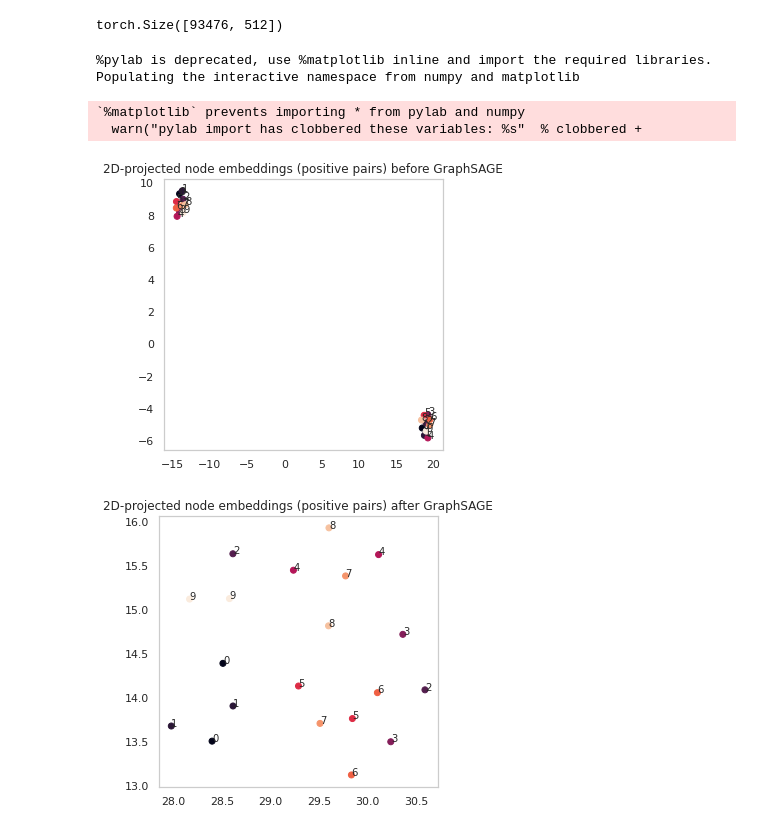
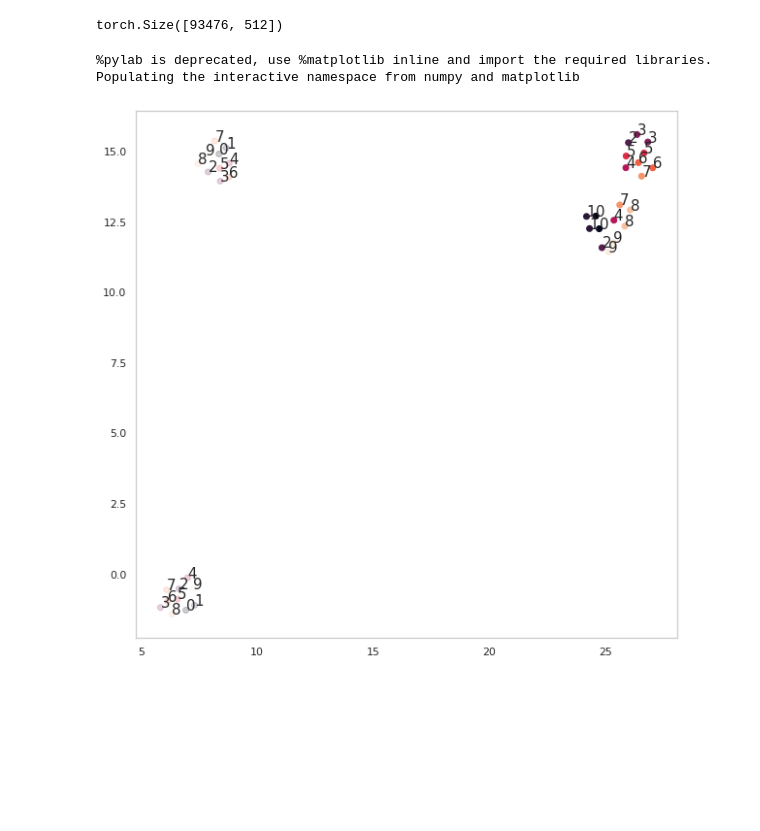
Before and after one commit to tanyanaheta/capstone-mmkg, a Jupyter notebook: notebooks/validation_exp_all.ipynb, the cells around one changed output. Drawn from its saved outputs; the diff is of its cells as text; code cells hidden in the pictures; blank space fills up the shorter version.

```diff
--- a/notebooks/validation_exp_all.ipynb
+++ b/notebooks/validation_exp_all.ipynb
@@ -837,7 +1024,7 @@ if reconnection_method == 'cosine':
         eval_train_kw_node_id_matches = eval_train_kw_node_idxs[kw_match_indices]
 
         eval_train_node_id_matches = torch.cat((eval_train_img_node_id_matches, eval_train_kw_node_id_matches))
-        matches.append(eval_train_node_id_matches.tolist())
+        test_eval_matches.append(eval_train_node_id_matches.tolist())
 
     test_matches_per_img = [len(match_list) for match_list in test_eval_matches]
 
@@ -931,7 +1121,7 @@ test_eval_subgraph = test_eval_subgraph.add_self_loop()
 
 u_test_eval, v_test_eval = test_eval_subgraph.edges()
 test_eval_subgraph_eids = test_eval_subgraph.edge_ids(u_test_eval, v_test_eval)
-layer_sampler = dgl.dataloading.NeighborSampler(fanouts=[10, 25]) # During message passing between GNN layers, each node accept messages from a maximum of 25 incoming nodes
+layer_sampler = dgl.dataloading.NeighborSampler(fanouts=[3]) # During message passing between GNN layers, each node accept messages from a maximum of 25 incoming nodes
 batch_size = len(test_eval_subgraph_eids)
 
 def test_eval_dataloader(g, layer_sampler, batch_size, eids):
@@ -1155,10 +1330,12 @@ for exp_name in results_by_keyword:
 prec_rec_f1_data.to_csv('prec_rec_f1_data.csv', index=False)
 
 keyword_hashes = [test_new_old_node_id_mapping[str(key.item())] for key in test_keyword_node_ids]
-keyword_hashes_mask = [f'keyword_{i}' for i in range(len(keyword_hashes))]
+hash_keyword_mapper = json.load(open('notebooks/hash_keyword_mapper.json', 'r'))
+keyword_hashes_mask = [hash_keyword_mapper[keyword_hashes[i]] if keyword_hashes[i] in list(hash_keyword_mapper.keys())
+                         else f'keyword_{i}' for i in range(len(keyword_hashes))]
 
 by_keyword_results = pd.concat([pd.DataFrame({'keyword_hash': keyword_hashes_mask,
-                                              'method': 'sage',
+                                              'method': f'sage_{reconnection_method}',
                                               'precision': best_sage_results_by_keyword['precision'],
                                               'recall': best_sage_results_by_keyword['recall'],
                                               'weights': weights}).sort_values(by='weights', ascending=False),
@@ -1173,7 +1350,7 @@ ax_prec = sns.catplot(
     x="precision", y="keyword_hash", hue="method",
     palette="cubehelix", height=8
 )
-ax_prec.set_axis_labels("precision", "keyword_hash")
+ax_prec.set_axis_labels("precision", "keyword")
 
 ax_rec = sns.catplot(
     data=by_keyword_results, kind="bar",
@@ -1181,6 +1358,6 @@ ax_rec = sns.catplot(
     palette="cubehelix", height=8
 )
 
-ax_rec.set_axis_labels("recall", "keyword_hash")
+ax_rec.set_axis_labels("recall", "keyword")
 # %% [output]
 <seaborn.axisgrid.FacetGrid at 0x...>
@@ -1331,16 +1499,22 @@ neg_matrix_feat_pred = torch.cat((node_embeds_dict['src']['feat_pred'], node_emb
 import umap
 import matplotlib.pyplot as plt
 
-def umap_plot(weight_matrix, pair_ids, title):
+def umap_plot(weight_matrix1, weight_matrix2, pair_ids, title):
     """Run UMAP on the entire Vxd `weight_matrix` (e.g. model.lookup.weight or model.projection.weight),
     And plot the points corresponding to the given `word_ids`. """
-    reduced = umap.UMAP(min_dist=0.0001).fit_transform(weight_matrix.detach().cpu().numpy())
-    plt.figure(figsize=(5,5))
+    reduced1 = umap.UMAP(min_dist=0.0001).fit_transform(weight_matrix1.detach().cpu().numpy())
+    reduced2 = umap.UMAP(min_dist=0.0001).fit_transform(weight_matrix2.detach().cpu().numpy())
+    plt.figure(figsize=(10,10))
 
-    plt.scatter(reduced[:, 0], reduced[:, 1], c=pair_ids)
+    plt.scatter(reduced1[:, 0], reduced1[:, 1], c=pair_ids, alpha=0.2)
     for i, pair_id in enumerate(pair_ids):
-        current_point = reduced[i]
-        plt.annotate(pair_ids[i], (current_point[0], current_point[1]))
+        current_point = reduced1[i]
+        plt.annotate(pair_ids[i], (current_point[0], current_point[1]), fontsize=15)
+
+    plt.scatter(reduced2[:, 0], reduced2[:, 1], c=pair_ids, alpha=1)
+    for i, pair_id in enumerate(pair_ids):
+        current_point = reduced2[i]
+        plt.annotate(pair_ids[i], (current_point[0], current_point[1]), fontsize=15)
 
     plt.grid()
     plt.title(title)
@@ -1348,13 +1522,10 @@ def umap_plot(weight_matrix, pair_ids, title):
 # %% [output]
 %pylab is deprecated, use %matplotlib inline and import the required libraries.
 Populating the interactive namespace from numpy and matplotlib
-`%matplotlib` prevents importing * from pylab and numpy
-  warn("pylab import has clobbered these variables: %s"  % clobbered +
 # %%
 pair_ids = list(range(len(pos_pairs)))*2
 
-umap_plot(pos_matrix_feat, pair_ids, title='2D-projected node embeddings (positive pairs) before GraphSAGE')
-umap_plot(pos_matrix_feat_pred, pair_ids, title='2D-projected node embeddings (positive pairs) after GraphSAGE')
+umap_plot(pos_matrix_feat, pos_matrix_feat_pred, pair_ids, title='')
+#umap_plot(pos_matrix_feat_pred, pair_ids, title='2D-projected node embeddings (positive pairs) after GraphSAGE')
 # %% [output]
-[figure, old version]
+[figure, new version]
-[figure, removed]
```
Also changed, not shown: parts of 36 cells of this notebook, 5 other files.
